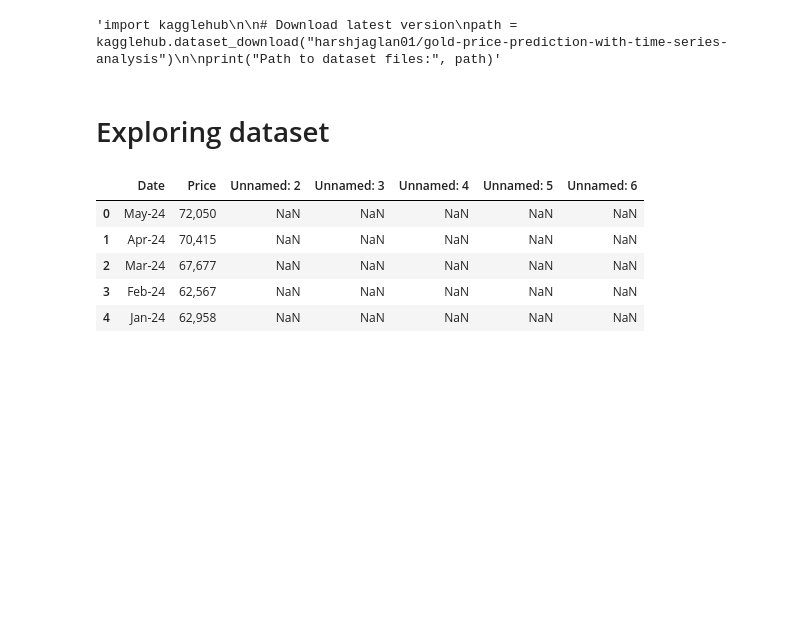
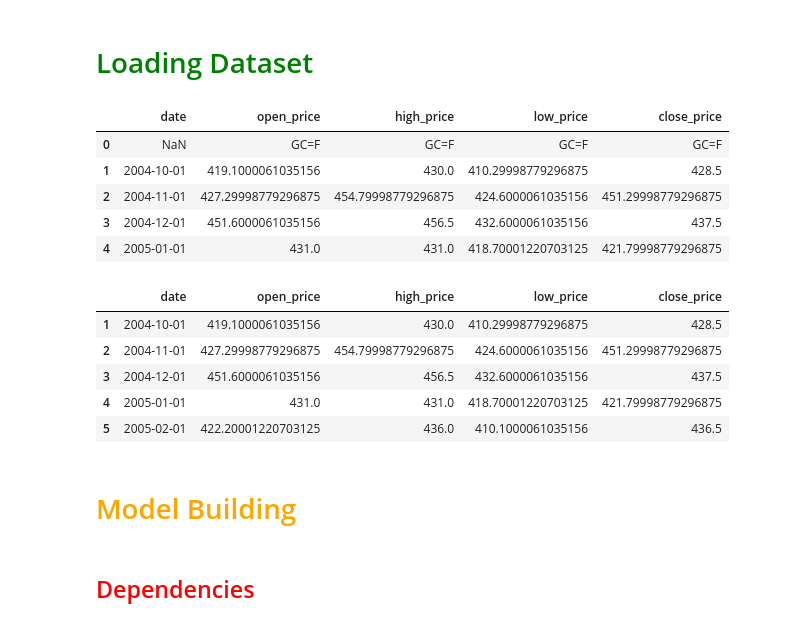
Before and after one commit to lokeswar777/Gold-Price-Prediction, a Jupyter notebook: pred.ipynb, the cells around one changed output. Drawn from its saved outputs; the diff is of its cells as text; code cells hidden in the pictures; blank space fills up the shorter version.

```diff
--- a/pred.ipynb
+++ b/pred.ipynb
@@ -1,22 +1,25 @@
-# %%
-'''import kagglehub
-
-# Download latest version
-path = kagglehub.dataset_download("harshjaglan01/gold-price-prediction-with-time-series-analysis")
-
-print("Path to dataset files:", path)'''
-# %% [output]
-'import kagglehub\n\n# Download latest version\npath = kagglehub.dataset_download("harshjaglan01/gold-price-prediction-with-time-series-analysis")\n\nprint("Path to dataset files:", path)'
-# %% [markdown]
-# Exploring dataset
+# %% [markdown]
+<h1 style="color:Green;"> Loading Dataset</h1>
 # %%
 import pandas as pd
-df=pd.read_csv("Gold_price_(INR).csv")
+df=pd.read_csv('complete_gold_price_dataset.csv')
 df.head()
 # %% [output]
-|  | Date | Price | Unnamed: 2 | Unnamed: 3 | Unnamed: 4 | Unnamed: 5 | Unnamed: 6 |
-| 0 | May-24 | 72,050 | NaN | NaN | NaN | NaN | NaN |
-| 1 | Apr-24 | 70,415 | NaN | NaN | NaN | NaN | NaN |
-| 2 | Mar-24 | 67,677 | NaN | NaN | NaN | NaN | NaN |
-| 3 | Feb-24 | 62,567 | NaN | NaN | NaN | NaN | NaN |
-| 4 | Jan-24 | 62,958 | NaN | NaN | NaN | NaN | NaN |
+|  | date | open_price | high_price | low_price | close_price |
+| 0 | NaN | GC=F | GC=F | GC=F | GC=F |
+| 1 | 2004-10-01 | 419.1000061035156 | 430.0 | 410.29998779296875 | 428.5 |
+| 2 | 2004-11-01 | 427.29998779296875 | 454.79998779296875 | 424.6000061035156 | 451.29998779296875 |
+| 3 | 2004-12-01 | 451.6000061035156 | 456.5 | 432.6000061035156 | 437.5 |
+| 4 | 2005-01-01 | 431.0 | 431.0 | 418.70001220703125 | 421.79998779296875 |
+# %%
+df = df[df['date'].notnull()]
+df.head()
+# %% [output]
+|  | date | open_price | high_price | low_price | close_price |
+| 1 | 2004-10-01 | 419.1000061035156 | 430.0 | 410.29998779296875 | 428.5 |
+| 2 | 2004-11-01 | 427.29998779296875 | 454.79998779296875 | 424.6000061035156 | 451.29998779296875 |
+| 3 | 2004-12-01 | 451.6000061035156 | 456.5 | 432.6000061035156 | 437.5 |
+| 4 | 2005-01-01 | 431.0 | 431.0 | 418.70001220703125 | 421.79998779296875 |
+| 5 | 2005-02-01 | 422.20001220703125 | 436.0 | 410.1000061035156 | 436.5 |
+# %% [markdown]
+<h1 style="color:Orange;">Model Building</h1>
@@ -22,0 +28,2 @@ df.head()
+# %% [markdown]
+<h2 style="color:red">Dependencies</h2>
```
Also changed, not shown: parts of 26 cells of this notebook, 3 other files.
